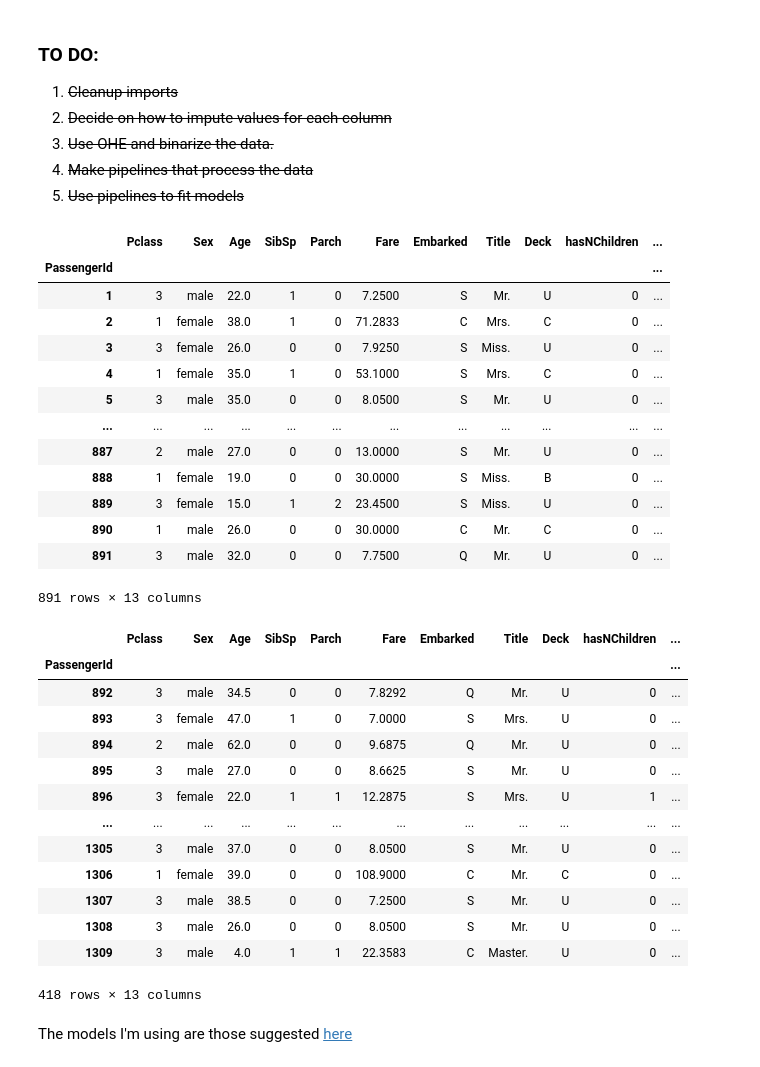
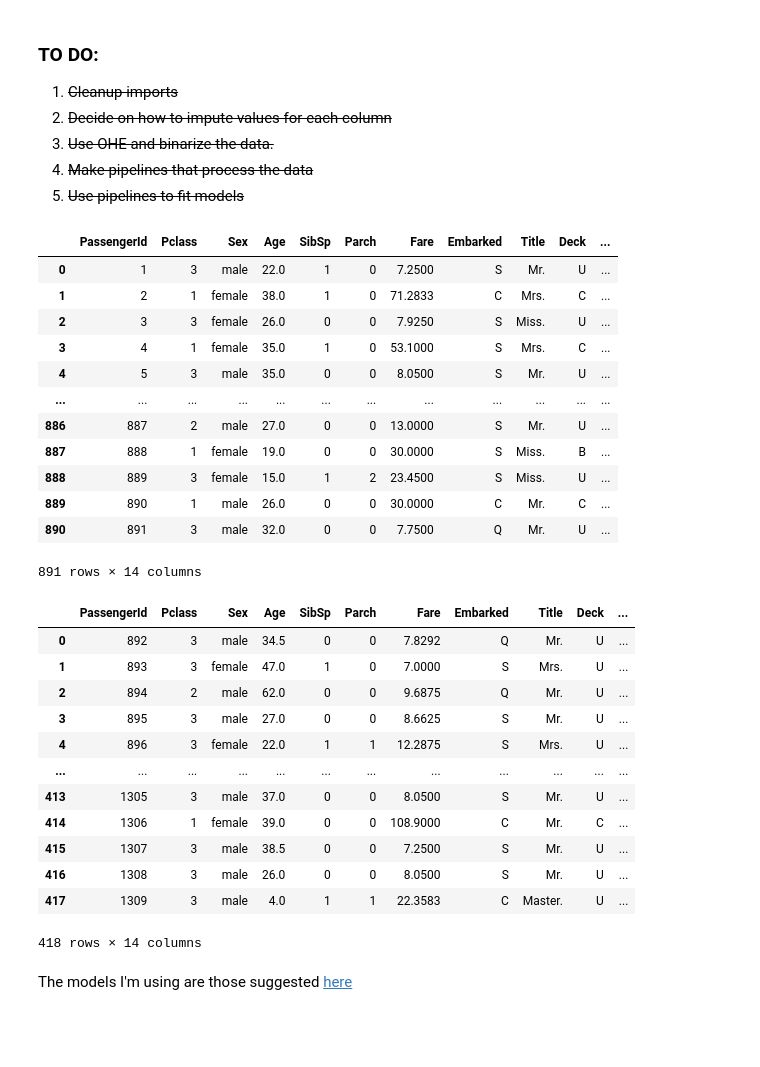
Before and after one commit to Alon-Shaaltiel/Titanic_ML, a Jupyter notebook: ModelTesting.ipynb, the cells around one changed output. Drawn from its saved outputs; the diff is of its cells as text; code cells hidden in the pictures; blank space fills up the shorter version.

Commit message:
Changed modified data to csv instead of pickle

```diff
--- a/ModelTesting.ipynb
+++ b/ModelTesting.ipynb
@@ -43,41 +43,39 @@ import numpy as np
 import seaborn as sns
 import matplotlib.pyplot as plt
 # %%
-df = pd.read_pickle('Data/modifiedData.pickle')
-test = pd.read_pickle('Data/modifiedTest.pickle')
+df = pd.read_csv('Data/modifiedData.csv')
+test = pd.read_csv('Data/modifiedTest.csv')
 y = df['Survived']
 df.drop('Survived',axis=1,inplace=True)
 display(df)
 display(test)
 # %% [output]
-|  | Pclass | Sex | Age | SibSp | Parch | Fare | Embarked | Title | Deck | hasNChildren | ... |
-| PassengerId |  |  |  |  |  |  |  |  |  |  | ... |
-| 1 | 3 | male | 22.0 | 1 | 0 | 7.2500 | S | Mr. | U | 0 | ... |
-| 2 | 1 | female | 38.0 | 1 | 0 | 71.2833 | C | Mrs. | C | 0 | ... |
-| 3 | 3 | female | 26.0 | 0 | 0 | 7.9250 | S | Miss. | U | 0 | ... |
-| 4 | 1 | female | 35.0 | 1 | 0 | 53.1000 | S | Mrs. | C | 0 | ... |
-| 5 | 3 | male | 35.0 | 0 | 0 | 8.0500 | S | Mr. | U | 0 | ... |
+|  | PassengerId | Pclass | Sex | Age | SibSp | Parch | Fare | Embarked | Title | Deck | ... |
+| 0 | 1 | 3 | male | 22.0 | 1 | 0 | 7.2500 | S | Mr. | U | ... |
+| 1 | 2 | 1 | female | 38.0 | 1 | 0 | 71.2833 | C | Mrs. | C | ... |
+| 2 | 3 | 3 | female | 26.0 | 0 | 0 | 7.9250 | S | Miss. | U | ... |
+| 3 | 4 | 1 | female | 35.0 | 1 | 0 | 53.1000 | S | Mrs. | C | ... |
+| 4 | 5 | 3 | male | 35.0 | 0 | 0 | 8.0500 | S | Mr. | U | ... |
 | ... | ... | ... | ... | ... | ... | ... | ... | ... | ... | ... | ... |
-| 887 | 2 | male | 27.0 | 0 | 0 | 13.0000 | S | Mr. | U | 0 | ... |
-| 888 | 1 | female | 19.0 | 0 | 0 | 30.0000 | S | Miss. | B | 0 | ... |
-| 889 | 3 | female | 15.0 | 1 | 2 | 23.4500 | S | Miss. | U | 0 | ... |
-| 890 | 1 | male | 26.0 | 0 | 0 | 30.0000 | C | Mr. | C | 0 | ... |
-| 891 | 3 | male | 32.0 | 0 | 0 | 7.7500 | Q | Mr. | U | 0 | ... |
+| 886 | 887 | 2 | male | 27.0 | 0 | 0 | 13.0000 | S | Mr. | U | ... |
+| 887 | 888 | 1 | female | 19.0 | 0 | 0 | 30.0000 | S | Miss. | B | ... |
+| 888 | 889 | 3 | female | 15.0 | 1 | 2 | 23.4500 | S | Miss. | U | ... |
+| 889 | 890 | 1 | male | 26.0 | 0 | 0 | 30.0000 | C | Mr. | C | ... |
+| 890 | 891 | 3 | male | 32.0 | 0 | 0 | 7.7500 | Q | Mr. | U | ... |
-891 rows × 13 columns
+891 rows × 14 columns
-|  | Pclass | Sex | Age | SibSp | Parch | Fare | Embarked | Title | Deck | hasNChildren | ... |
-| PassengerId |  |  |  |  |  |  |  |  |  |  | ... |
-| 892 | 3 | male | 34.5 | 0 | 0 | 7.8292 | Q | Mr. | U | 0 | ... |
-| 893 | 3 | female | 47.0 | 1 | 0 | 7.0000 | S | Mrs. | U | 0 | ... |
-| 894 | 2 | male | 62.0 | 0 | 0 | 9.6875 | Q | Mr. | U | 0 | ... |
-| 895 | 3 | male | 27.0 | 0 | 0 | 8.6625 | S | Mr. | U | 0 | ... |
-| 896 | 3 | female | 22.0 | 1 | 1 | 12.2875 | S | Mrs. | U | 1 | ... |
+|  | PassengerId | Pclass | Sex | Age | SibSp | Parch | Fare | Embarked | Title | Deck | ... |
+| 0 | 892 | 3 | male | 34.5 | 0 | 0 | 7.8292 | Q | Mr. | U | ... |
+| 1 | 893 | 3 | female | 47.0 | 1 | 0 | 7.0000 | S | Mrs. | U | ... |
+| 2 | 894 | 2 | male | 62.0 | 0 | 0 | 9.6875 | Q | Mr. | U | ... |
+| 3 | 895 | 3 | male | 27.0 | 0 | 0 | 8.6625 | S | Mr. | U | ... |
+| 4 | 896 | 3 | female | 22.0 | 1 | 1 | 12.2875 | S | Mrs. | U | ... |
 | ... | ... | ... | ... | ... | ... | ... | ... | ... | ... | ... | ... |
-| 1305 | 3 | male | 37.0 | 0 | 0 | 8.0500 | S | Mr. | U | 0 | ... |
-| 1306 | 1 | female | 39.0 | 0 | 0 | 108.9000 | C | Mr. | C | 0 | ... |
-| 1307 | 3 | male | 38.5 | 0 | 0 | 7.2500 | S | Mr. | U | 0 | ... |
-| 1308 | 3 | male | 26.0 | 0 | 0 | 8.0500 | S | Mr. | U | 0 | ... |
-| 1309 | 3 | male | 4.0 | 1 | 1 | 22.3583 | C | Master. | U | 0 | ... |
+| 413 | 1305 | 3 | male | 37.0 | 0 | 0 | 8.0500 | S | Mr. | U | ... |
+| 414 | 1306 | 1 | female | 39.0 | 0 | 0 | 108.9000 | C | Mr. | C | ... |
+| 415 | 1307 | 3 | male | 38.5 | 0 | 0 | 7.2500 | S | Mr. | U | ... |
+| 416 | 1308 | 3 | male | 26.0 | 0 | 0 | 8.0500 | S | Mr. | U | ... |
+| 417 | 1309 | 3 | male | 4.0 | 1 | 1 | 22.3583 | C | Master. | U | ... |
-418 rows × 13 columns
+418 rows × 14 columns
 # %%
 # Age & Fare will be filled in using the appropriate distribution (as normal doesn't fit).
 # SibSp & Parch will be filled in as 0
```
Also changed, not shown: 5 other files.
